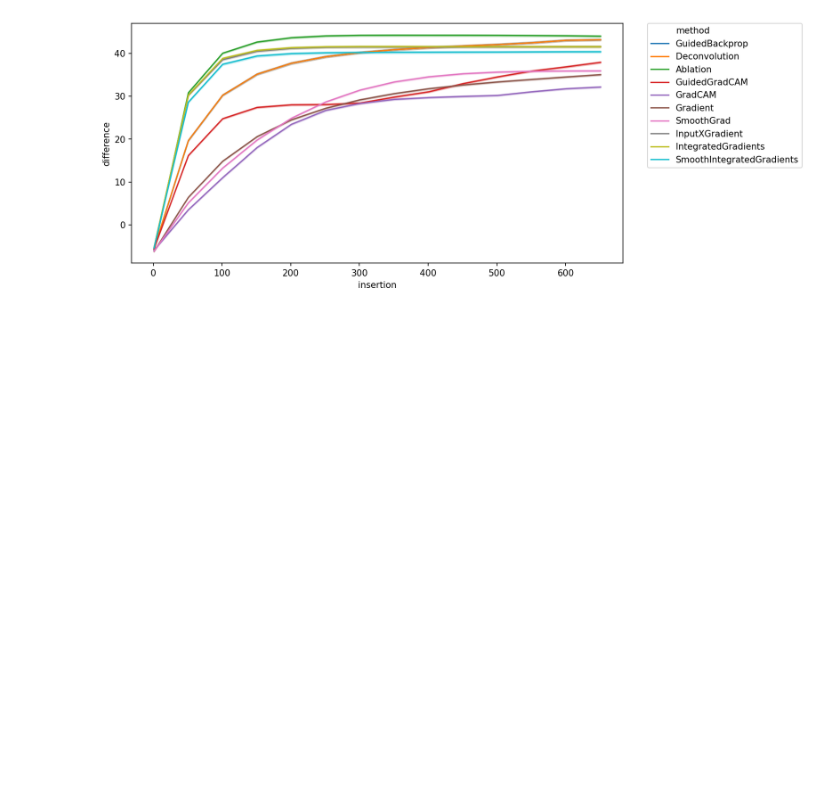
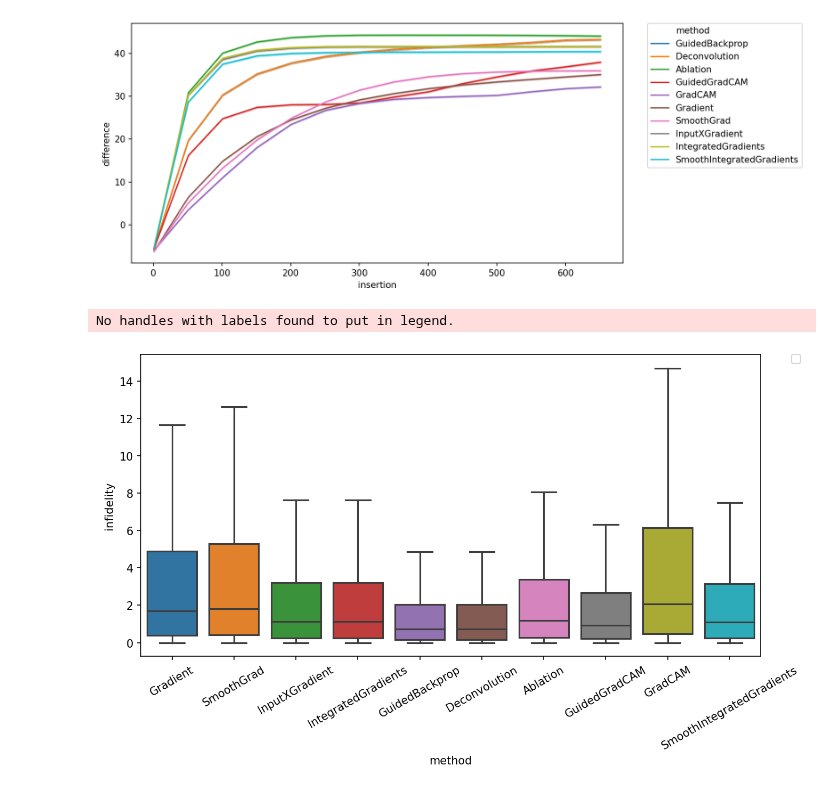
Before and after one commit to arnegevaert/benchmark, a Jupyter notebook: sandbox/plot_result.ipynb, the cells around one changed output. Drawn from its saved outputs; the diff is of its cells as text; code cells hidden in the pictures; blank space fills up the shorter version.

```diff
--- a/sandbox/plot_result.ipynb
+++ b/sandbox/plot_result.ipynb
@@ -12,4 +12,13 @@ def plot(exp_name, x, y):
     plt.figure(figsize=(10, 5))
     sns.lineplot(x=x, y=y, hue="method", data=df)
     plt.legend(bbox_to_anchor=(1.05, 1), loc=2, borderaxespad=0.)
+# %%
+def boxplot(exp_name, x, y, xtick_rotation):
+    filenames = [f"../out/{exp_name}_{i+1}.pkl" for i in range(2)]
+    dfs = [pd.read_pickle(f) for f in filenames]
+    df = pd.concat(dfs)
+    plt.figure(figsize=(10, 5))
+    ax = sns.boxplot(x=x, y=y, data=df, showfliers=False)
+    ax.set_xticklabels(ax.get_xticklabels(), rotation=xtick_rotation)
+    plt.legend(bbox_to_anchor=(1.05, 1), loc=2, borderaxespad=0.)
 # %%
@@ -21,2 +30,7 @@ plot("insertion_curves_mnist", "insertion", "difference")
 # %% [output]
 [figure]
+# %%
+boxplot("infidelity_mnist", "method", "infidelity", xtick_rotation=30)
+# %% [output]
+No handles with labels found to put in legend.
+[figure, added]
```
Also changed, not shown: parts of 3 cells of this notebook, 3 other files.
